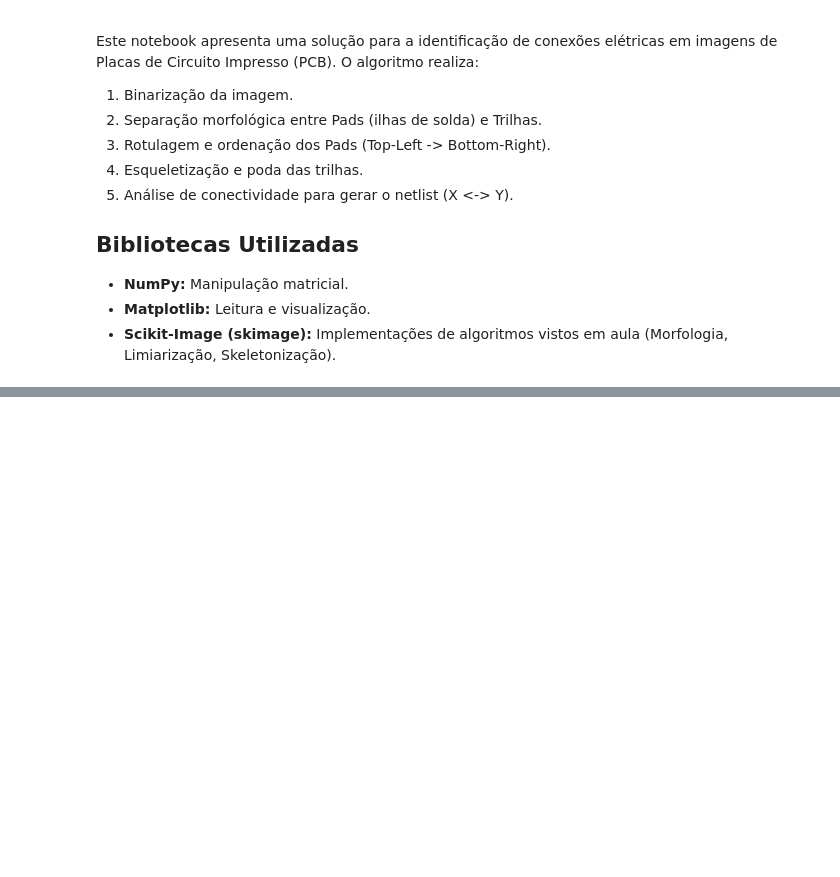
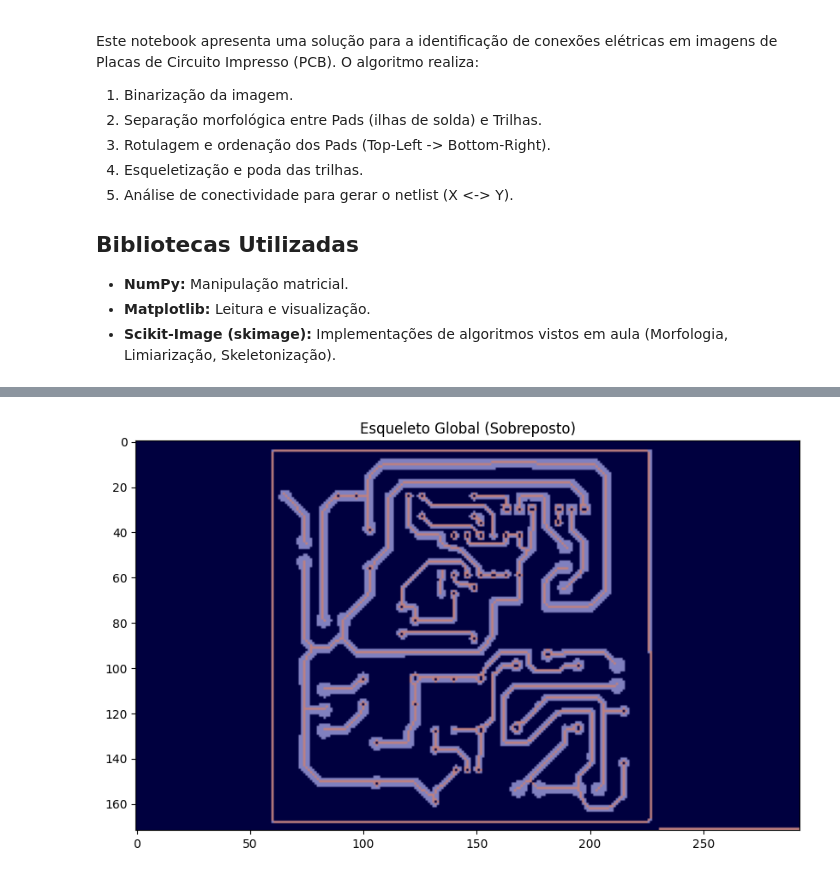
Before and after one commit to LuanAlmeidaValenca/Detector-Trilha-PCB, a Jupyter notebook: main.ipynb, the cells around one changed output, grey strips where cells are left out. Drawn from its saved outputs; the diff is of its cells as text; code cells hidden in the pictures; blank space fills up the shorter version.

```diff
--- a/main.ipynb
+++ b/main.ipynb
@@ -91,39 +197,75 @@ show_steps([img_binary, img_pads_only, img_tracks_only],
 # %%
-# 1. Rotulagem de Componentes Conexos (Labeling)
-label_img = measure.label(img_pads_only)
-props = measure.regionprops(label_img)
+# 1. Esqueletizar a imagem COMPLETA (Trilhas + Pads juntos)
+# Isso garante que não haverá desconexão entre pad e trilha
+skeleton_global = morphology.skeletonize(img_binary)
 
-# 2. Extração de Centróides e Ordenação
-# Vamos criar uma lista de dicionários para facilitar a ordenação
-pads_data = []
+# 2. Rotular os "Fios" do esqueleto
+# connectivity=2 permite conexões na diagonal (importante para esqueletos)
+skeleton_labeled = measure.label(skeleton_global, connectivity=2)
+skeleton_props = measure.regionprops(skeleton_labeled)
 
-for prop in props:
-    y, x = prop.centroid
-    pads_data.append({
-        'label_original': prop.label,
-        'y': y,
-        'x': x,
-        'bbox': prop.bbox
-    })
+# Visualizar o esqueleto sobre a imagem original para confirmar
+plt.figure(figsize=(10,10))
+plt.imshow(img_binary, cmap='gray')
+plt.imshow(skeleton_global, cmap='jet', alpha=0.5) # Esqueleto em cor
+plt.title("Esqueleto Global (Sobreposto)")
+plt.show()
 
-# Lógica de Ordenação: Cima para Baixo, Esquerda para Direita
-# Para evitar erros de alinhamento leve, podemos agrupar por faixas de Y (rows)
-# Mas para simplificar, usaremos uma pontuação ponderada se for um grid claro,
-# ou ordenação simples por tupla (y, x).
-pads_data.sort(key=lambda k: (k['y'], k['x']))
+# 3. Cruzamento: Quem toca quem?
+# Dicionário: Chave = ID do Fio (Esqueleto), Valor = Lista de IDs de Pads que ele toca
+connections = {}
 
-# Atribuindo IDs finais (1 a N)
-for i, pad in enumerate(pads_data):
-    pad['id_final'] = i + 1
+# Dilatamos levemente os Pads identificados para garantir que o esqueleto "toque" neles
+pads_dilated = morphology.binary_dilation(pads_labeled_map > 0, morphology.disk(2))
+# Recuperamos os IDs na versão dilatada (usando multiplicação pela imagem original de labels seria ideal,
+# mas vamos usar vizinhança direta)
 
-print(f"Total de Pinos detectados: {len(pads_data)}")
+# ITERAÇÃO INTELIGENTE
+# Vamos percorrer cada Pad e ver qual Fio (label do esqueleto) passa por dentro dele.
+for pad_info in pads_metadata:
+    pad_id = pad_info['id']
+    yc, xc = int(pad_info['y']), int(pad_info['x'])
 
-# Visualização da Ordem
-fig, ax = plt.subplots(figsize=(8, 8))
-ax.imshow(img_pads_only, cmap='gray')
-for pad in pads_data:
-    ax.text(pad['x'], pad['y'], str(pad['id_final']),
-            color='red', fontsize=12, fontweight='bold', ha='center', va='center')
-ax.set_title('Pinos Identificados e Ordenados')
-plt.axis('off')
-plt.show()
+    # Criamos uma pequena janela ao redor do centro do pad
+    # O esqueleto deve passar por ali
+    window_size = 10
+    y_min, y_max = max(0, yc - window_size), min(img_binary.shape[0], yc + window_size)
+    x_min, x_max = max(0, xc - window_size), min(img_binary.shape[1], xc + window_size)
+
+    # Recorte do esqueleto rotulado nessa área
+    skel_crop = skeleton_labeled[y_min:y_max, x_min:x_max]
+
+    # Quais fios passam aqui? (Ignorando 0 que é fundo)
+    fios_presentes = np.unique(skel_crop)
+    fios_presentes = fios_presentes[fios_presentes > 0]
+
+    # Registra a conexão
+    for fio_id in fios_presentes:
+        if fio_id not in connections:
+            connections[fio_id] = set()
+        connections[fio_id].add(pad_id)
+
+# 4. Gerar Netlist
+netlist = []
+for fio_id, pads_connected in connections.items():
+    if len(pads_connected) >= 2:
+        # Se um fio toca 2 ou mais pads, eles estão conectados!
+        pads_list = sorted(list(pads_connected))
+
+        # Gera pares combinados (Ex: se fio toca 1, 5, 8 -> 1-5, 1-8, 5-8 ou apenas linear)
+        # O enunciado pede X <-> Y. Vamos listar pares.
+        import itertools
+        for a, b in itertools.combinations(pads_list, 2):
+            netlist.append(f"{a} <-> {b}")
+
+# Remove duplicatas e ordena
+netlist = sorted(list(set(netlist)))
+
+print("\n=== RESULTADO FINAL (NETLIST) ===")
+if not netlist:
+    print("Ainda não encontrou conexões. Verifique se o esqueleto está contínuo na visualização acima.")
+else:
+    for con in netlist:
+        print(con)
+# %% [output]
+[figure, added]
```
Also changed, not shown: parts of 6 cells of this notebook, 8 other files.
